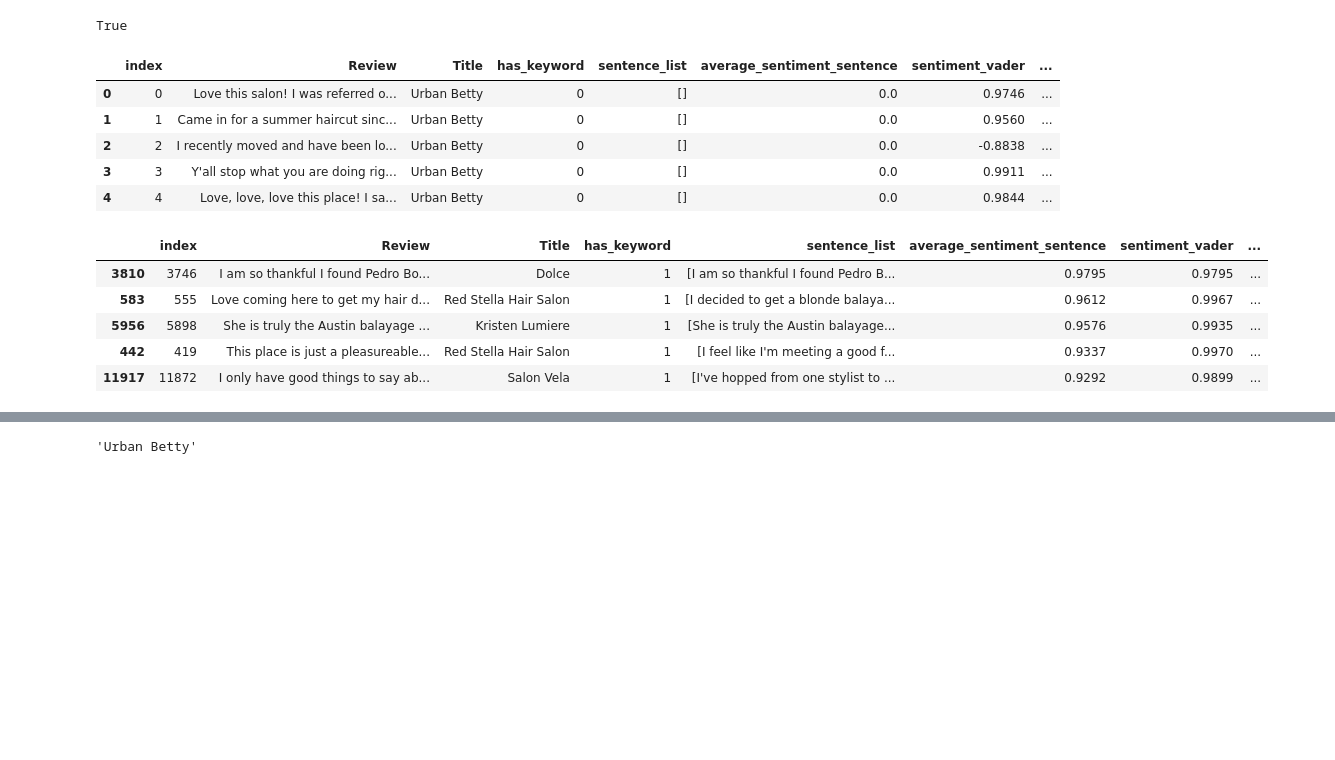
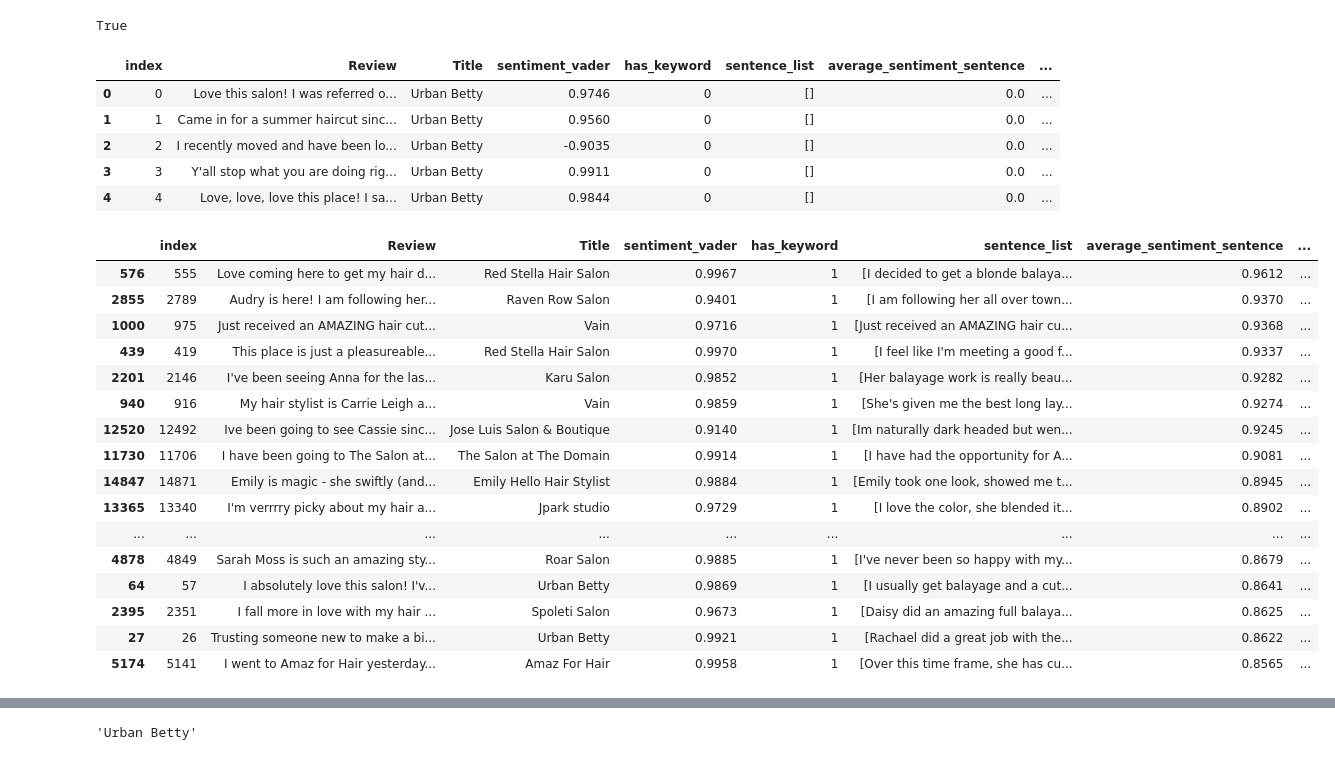
Before and after one commit to cjdavis62/Insight_HairNet, a Jupyter notebook: yelp_reviews/salon_review_nlp.ipynb, the cells around one changed output, grey strips where cells are left out. Cells and saved outputs as stored; diff of their text form; code cells hidden in the pictures; blank space fills up the shorter version.

Commit message:
sentence-level vader
now does sentence-level vader averages for all reviews

```diff
--- a/yelp_reviews/salon_review_nlp.ipynb
+++ b/yelp_reviews/salon_review_nlp.ipynb
@@ -72,7 +72,8 @@ def fix_up_punctuation(text):
     fixed_period = re.sub(r'\.(?=[a-zA-Z])', '. ', re.sub(r' +', ' ', text))
     fixed_question = re.sub(r'\?(?=[a-zA-Z])', '? ', re.sub(r' +', ' ', fixed_period))
     fixed_exclamation = re.sub(r'\!(?=[a-zA-Z])', '! ', re.sub(r' +', ' ', fixed_question))
-    return fixed_exclamation
+    fixed_double_space = re.sub(r'(  )', ' ', re.sub(r' +', ' ', fixed_exclamation))
+    return fixed_double_space
 
 def get_sentiment(text):
     sentiment = SentimentIntensityAnalyzer() #### calling Intensity Analyzer
@@ -159,0 +206,3 @@ review_data_from_sql['sentiment_vader'] = review_data_from_sql['Review'].apply(g
+# %%
+review_data_from_sql["sentiment_vader"] = review_data_from_sql["average_sentiment_review"]
+review_data_from_sql.head()
@@ -207,19 +263,30 @@ review_data_from_sql["combined_score"] = review_data_from_sql.apply(calculate_cu
 # %%
 review_data_from_sql.head()
 # %% [output]
-|  | index | Review | Title | has_keyword | sentence_list | average_sentiment_sentence | sentiment_vader | ... |
-| 0 | 0 | Love this salon! I was referred o... | Urban Betty | 0 | [] | 0.0 | 0.9746 | ... |
-| 1 | 1 | Came in for a summer haircut sinc... | Urban Betty | 0 | [] | 0.0 | 0.9560 | ... |
-| 2 | 2 | I recently moved and have been lo... | Urban Betty | 0 | [] | 0.0 | -0.8838 | ... |
-| 3 | 3 | Y'all stop what you are doing rig... | Urban Betty | 0 | [] | 0.0 | 0.9911 | ... |
-| 4 | 4 | Love, love, love this place! I sa... | Urban Betty | 0 | [] | 0.0 | 0.9844 | ... |
+|  | index | Review | Title | sentiment_vader | has_keyword | sentence_list | average_sentiment_sentence | ... |
+| 0 | 0 | Love this salon! I was referred o... | Urban Betty | 0.9746 | 0 | [] | 0.0 | ... |
+| 1 | 1 | Came in for a summer haircut sinc... | Urban Betty | 0.9560 | 0 | [] | 0.0 | ... |
+| 2 | 2 | I recently moved and have been lo... | Urban Betty | -0.9035 | 0 | [] | 0.0 | ... |
+| 3 | 3 | Y'all stop what you are doing rig... | Urban Betty | 0.9911 | 0 | [] | 0.0 | ... |
+| 4 | 4 | Love, love, love this place! I sa... | Urban Betty | 0.9844 | 0 | [] | 0.0 | ... |
 # %%
-sorted_review_data = review_data_from_sql.sort_values(by=['combined_score'], ascending=False)
-sorted_review_data.head()
+sorted_review_data = review_data_from_sql.sort_values(by=['average_sentiment_sentence'], ascending=False)
+sorted_review_data.head(20)
 # %% [output]
-|  | index | Review | Title | has_keyword | sentence_list | average_sentiment_sentence | sentiment_vader | ... |
-| 3810 | 3746 | I am so thankful I found Pedro Bo... | Dolce | 1 | [I am so thankful I found Pedro B... | 0.9795 | 0.9795 | ... |
-| 583 | 555 | Love coming here to get my hair d... | Red Stella Hair Salon | 1 | [I decided to get a blonde balaya... | 0.9612 | 0.9967 | ... |
-| 5956 | 5898 | She is truly the Austin balayage ... | Kristen Lumiere | 1 | [She is truly the Austin balayage... | 0.9576 | 0.9935 | ... |
-| 442 | 419 | This place is just a pleasureable... | Red Stella Hair Salon | 1 | [I feel like I'm meeting a good f... | 0.9337 | 0.9970 | ... |
-| 11917 | 11872 | I only have good things to say ab... | Salon Vela | 1 | [I've hopped from one stylist to ... | 0.9292 | 0.9899 | ... |
+|  | index | Review | Title | sentiment_vader | has_keyword | sentence_list | average_sentiment_sentence | ... |
+| 576 | 555 | Love coming here to get my hair d... | Red Stella Hair Salon | 0.9967 | 1 | [I decided to get a blonde balaya... | 0.9612 | ... |
+| 2855 | 2789 | Audry is here! I am following her... | Raven Row Salon | 0.9401 | 1 | [I am following her all over town... | 0.9370 | ... |
+| 1000 | 975 | Just received an AMAZING hair cut... | Vain | 0.9716 | 1 | [Just received an AMAZING hair cu... | 0.9368 | ... |
+| 439 | 419 | This place is just a pleasureable... | Red Stella Hair Salon | 0.9970 | 1 | [I feel like I'm meeting a good f... | 0.9337 | ... |
+| 2201 | 2146 | I've been seeing Anna for the las... | Karu Salon | 0.9852 | 1 | [Her balayage work is really beau... | 0.9282 | ... |
+| 940 | 916 | My hair stylist is Carrie Leigh a... | Vain | 0.9859 | 1 | [She's given me the best long lay... | 0.9274 | ... |
+| 12520 | 12492 | Ive been going to see Cassie sinc... | Jose Luis Salon & Boutique | 0.9140 | 1 | [Im naturally dark headed but wen... | 0.9245 | ... |
+| 11730 | 11706 | I have been going to The Salon at... | The Salon at The Domain | 0.9914 | 1 | [I have had the opportunity for A... | 0.9081 | ... |
+| 14847 | 14871 | Emily is magic - she swiftly (and... | Emily Hello Hair Stylist | 0.9884 | 1 | [Emily took one look, showed me t... | 0.8945 | ... |
+| 13365 | 13340 | I'm verrrry picky about my hair a... | Jpark studio | 0.9729 | 1 | [I love the color, she blended it... | 0.8902 | ... |
+| ... | ... | ... | ... | ... | ... | ... | ... | ... |
+| 4878 | 4849 | Sarah Moss is such an amazing sty... | Roar Salon | 0.9885 | 1 | [I've never been so happy with my... | 0.8679 | ... |
+| 64 | 57 | I absolutely love this salon! I'v... | Urban Betty | 0.9869 | 1 | [I usually get balayage and a cut... | 0.8641 | ... |
+| 2395 | 2351 | I fall more in love with my hair ... | Spoleti Salon | 0.9673 | 1 | [Daisy did an amazing full balaya... | 0.8625 | ... |
+| 27 | 26 | Trusting someone new to make a bi... | Urban Betty | 0.9921 | 1 | [Rachael did a great job with the... | 0.8622 | ... |
+| 5174 | 5141 | I went to Amaz for Hair yesterday... | Amaz For Hair | 0.9958 | 1 | [Over this time frame, she has cu... | 0.8565 | ... |
```
Also changed, not shown: parts of 14 cells of this notebook, 1 other file.
